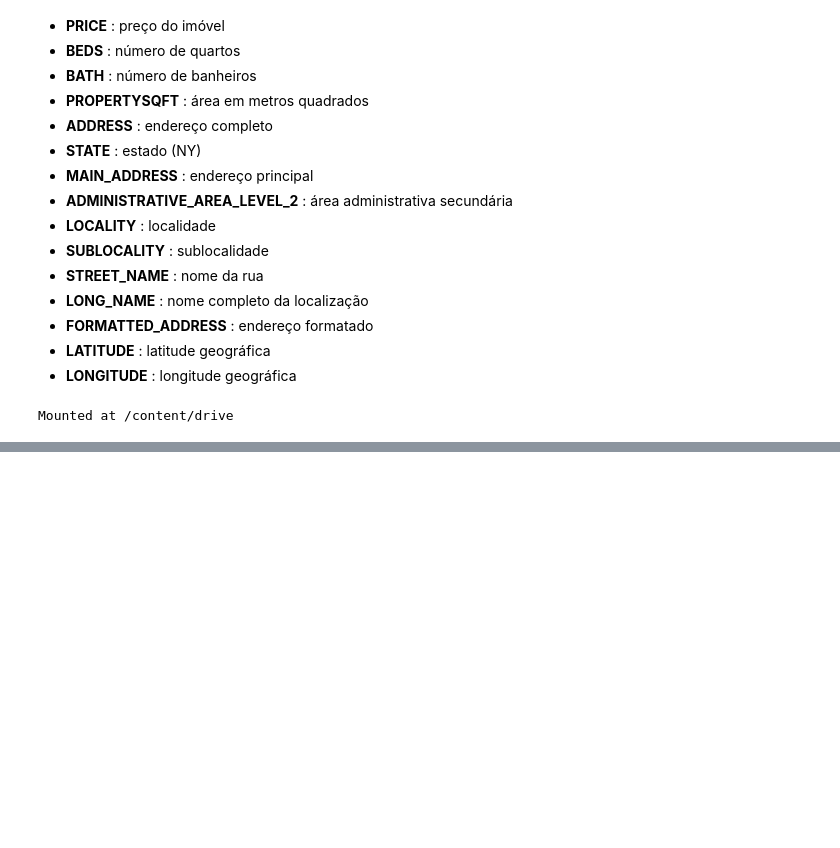
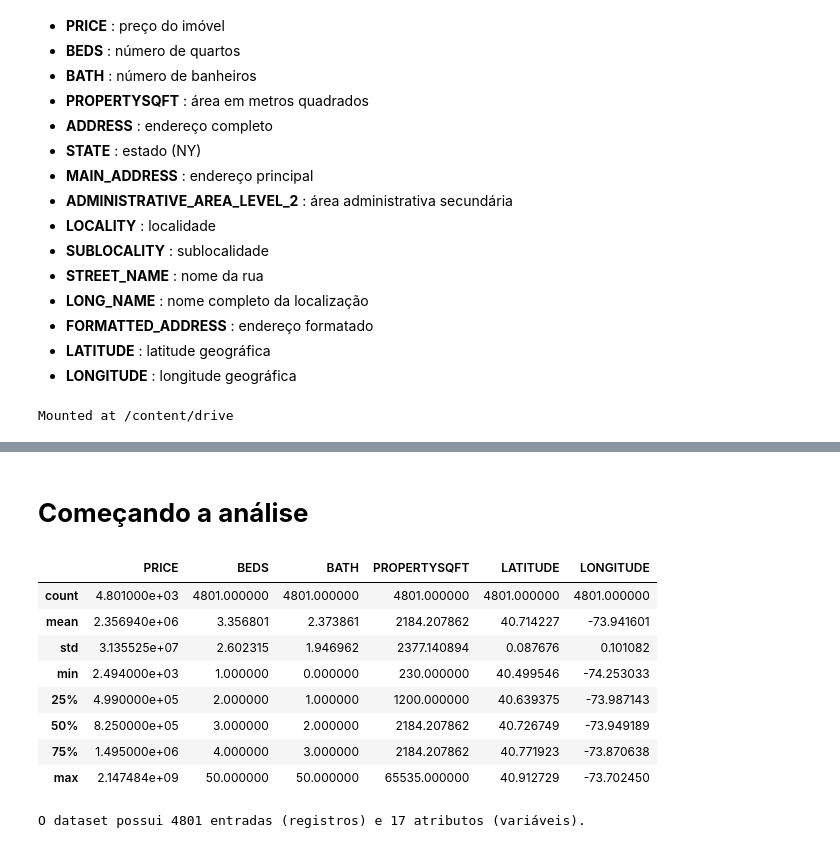
Before and after one commit to DaviSanttos/trabalho-analise-de-dados, a Jupyter notebook: mercadoimoniliario_ny_v1.ipynb, the cells around one changed output, grey strips where cells are left out. Saved outputs shown, nothing was run; the diff lists cells and outputs as text; code cells hidden in the pictures; blank space fills up the shorter version.

Commit message:
começando a anáilise

```diff
--- a/mercadoimoniliario_ny_v1.ipynb
+++ b/mercadoimoniliario_ny_v1.ipynb
@@ -46,0 +65,20 @@ df = pd.read_csv('/content/drive/MyDrive/ColabNotebooks/07_mercado_imobiliário_
+# %% [markdown]
+# **Começando a análise**
+# %%
+# Descrição estatística dos dados
+df.describe()
+# %% [output]
+|  | PRICE | BEDS | BATH | PROPERTYSQFT | LATITUDE | LONGITUDE |
+| count | 4.801000e+03 | 4801.000000 | 4801.000000 | 4801.000000 | 4801.000000 | 4801.000000 |
+| mean | 2.356940e+06 | 3.356801 | 2.373861 | 2184.207862 | 40.714227 | -73.941601 |
+| std | 3.135525e+07 | 2.602315 | 1.946962 | 2377.140894 | 0.087676 | 0.101082 |
+| min | 2.494000e+03 | 1.000000 | 0.000000 | 230.000000 | 40.499546 | -74.253033 |
+| 25% | 4.990000e+05 | 2.000000 | 1.000000 | 1200.000000 | 40.639375 | -73.987143 |
+| 50% | 8.250000e+05 | 3.000000 | 2.000000 | 2184.207862 | 40.726749 | -73.949189 |
+| 75% | 1.495000e+06 | 4.000000 | 3.000000 | 2184.207862 | 40.771923 | -73.870638 |
+| max | 2.147484e+09 | 50.000000 | 50.000000 | 65535.000000 | 40.912729 | -73.702450 |
+# %%
+# identificar o volume de dados do DataFrame
+print(f'O dataset possui {df.shape[0]} entradas (registros) e {df.shape[1]} atributos (variáveis).')
+# %% [output]
+O dataset possui 4801 entradas (registros) e 17 atributos (variáveis).
```
Also changed, not shown: parts of 3 cells of this notebook.
